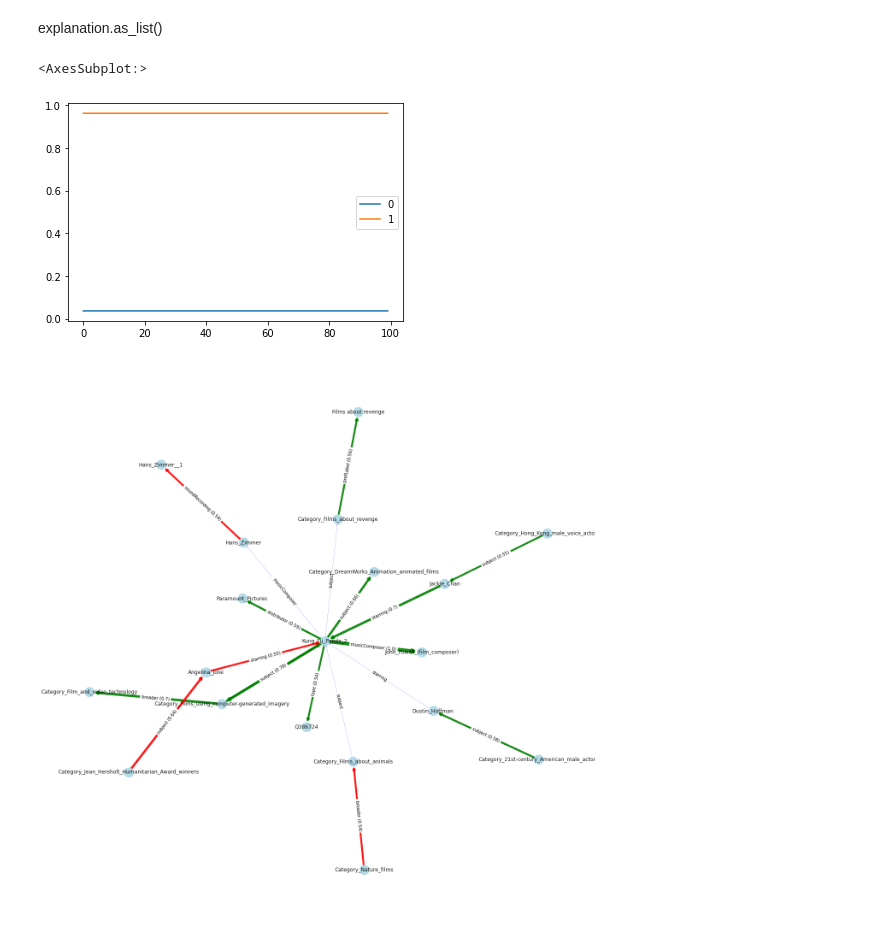
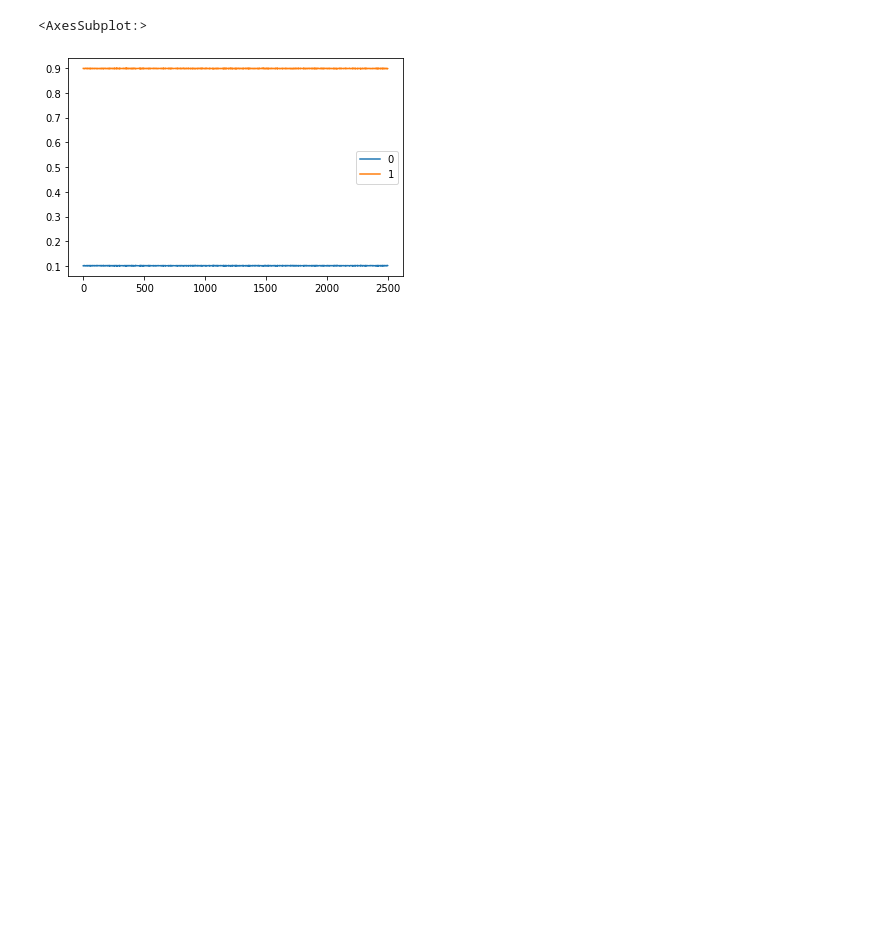
Before and after one commit to rgrenz/rdflime-util, a Jupyter notebook: notebooks/3_limetest.ipynb, the cells around one changed output. Saved outputs shown, nothing was run; the diff lists cells and outputs as text; code cells hidden in the pictures; blank space fills up the shorter version.

```diff
--- a/notebooks/3_limetest.ipynb
+++ b/notebooks/3_limetest.ipynb
@@ -16,13 +14,3 @@ pcopy = lambda o: pickle.loads(pickle.dumps(o))
-# %%
-for i in range(400):
-    explained_entity_id = i  # 0-400 -> test data
-    explained_entity_uri = movies[explained_entity_id]
-    prediction = clf.predict_proba([rdf2vec_transformer._embeddings[explained_entity_id]])
-
-    if(0.48 < prediction[0][0] < 0.52):
-        print("Explaining", explained_entity_uri, i)
-        print("Original prediction:", prediction, " / ".join(clf.classes_))
-        print("True class:", movieFull.iloc[explained_entity_id].label)
 # %%
 reload(lime.lime_rdf)
 from lime.lime_rdf import LimeRdfExplainer
@@ -45,7 +33,7 @@ explainer = LimeRdfExplainer(
 )
 
 
-explained_entity_id = 141  # 0-400 -> test data
+explained_entity_id = 274  # 0-400 -> test data
 explained_entity_uri = movies[explained_entity_id]
 prediction = clf.predict_proba([rdf2vec_transformer._embeddings[explained_entity_id]])
 
@@ -54,25 +42,14 @@ print("Explaining", explained_entity_uri)
 print("Original prediction:", prediction, " / ".join(clf.classes_))
 print("True class:", movieFull.iloc[explained_entity_id].label)
 
-"""
-Grid search
-ids = [1662, 1735, 1796, 1856, 1935]
-max_removed_triples = [1, 10, 25, 100]
-removal_count_fixed = [True, False]
-use_w2v_freeze = [True, False]
-center_correction = [True, False]
-center_init = [True, False]
-single_run = [True, False]
-"""
-
 data, probabilities, distances, explanation = explainer.explain_instance(
     entity=explained_entity_uri,
     classifier_fn=clf.predict_proba,
-    num_features=25,
+    num_features=50,
     num_samples=5000,
     allow_triple_addition=False,
     allow_triple_subtraction=True,
-    max_changed_triples=5,
+    max_changed_triples=20,
     change_count_fixed=True,
     use_w2v_freeze=True,
     center_correction=False,
@@ -101,12 +76,15 @@ movieFull[:400].head(20)
-# %% [markdown]
-explanation.as_list()
 # %%
-pd.DataFrame(labels).plot()
+pd.DataFrame(probabilities).plot()
 
 # thesis: show plot with/without single_run
 # %% [output]
 <AxesSubplot:>
-[figure, old version]
+[figure, new version]
+# %%
+explanation.domain_mapper.short_uris=True
+with open("test.html", "w") as f:
+    f.write(explanation.as_html())
+    explanation.domain_mapper.short_uris=False
 # %%
 iw = explainer.indexed_walks
 
@@ -146,7 +124,7 @@ for rt in relevant_triples:
     score = next((exp[1] for exp in top_triples if rt==exp[0]), None)
 
     if score:
-        score *= -1
+        # score *= -1
         color = "green" if score > 0 else "red"
         width = max(abs(score)/max_score*max_edge_width, min_edge_width)
     else:
@@ -168,37 +146,34 @@ import matplotlib.pyplot as plt
 import networkx as nx
 from math import sqrt
 
 
 G = nx.DiGraph()
 G.add_edges_from(edges)
 #pos = nx.spring_layout(G, k=1.25/sqrt(len(G.nodes())), seed=42, iterations=35)
 pos = nx.nx_pydot.graphviz_layout(G, prog="neato")
 plt.figure(figsize=(18,18))
 nx.draw(
     G, pos,
     node_size=500, node_color='lightblue', alpha=0.9,
     labels={node: node for node in G.nodes()},
     arrowstyle='->',
     width=[G[u][v]['width'] for u,v in G.edges()],
     edge_color=[G[u][v]['color'] for u,v in G.edges()],
 )
 
 
 _ = nx.draw_networkx_edge_labels(
     G, pos,
     edge_labels=labels,
     font_color='black',
 )
 
-
-nx.write_gexf(G, "test.gexf")
-
-plt.savefig("green_lantern.pdf")
+# plt.savefig("green_lantern.pdf")
 
 x = nx.nx_pydot.to_pydot(G)
 
 # Bug: node labels with :
 # %% [output]
-[figure, old version]
+[figure, new version]
 # %%
 def check_explanations():
```
Also changed, not shown: parts of 18 cells of this notebook, 1 other file.
